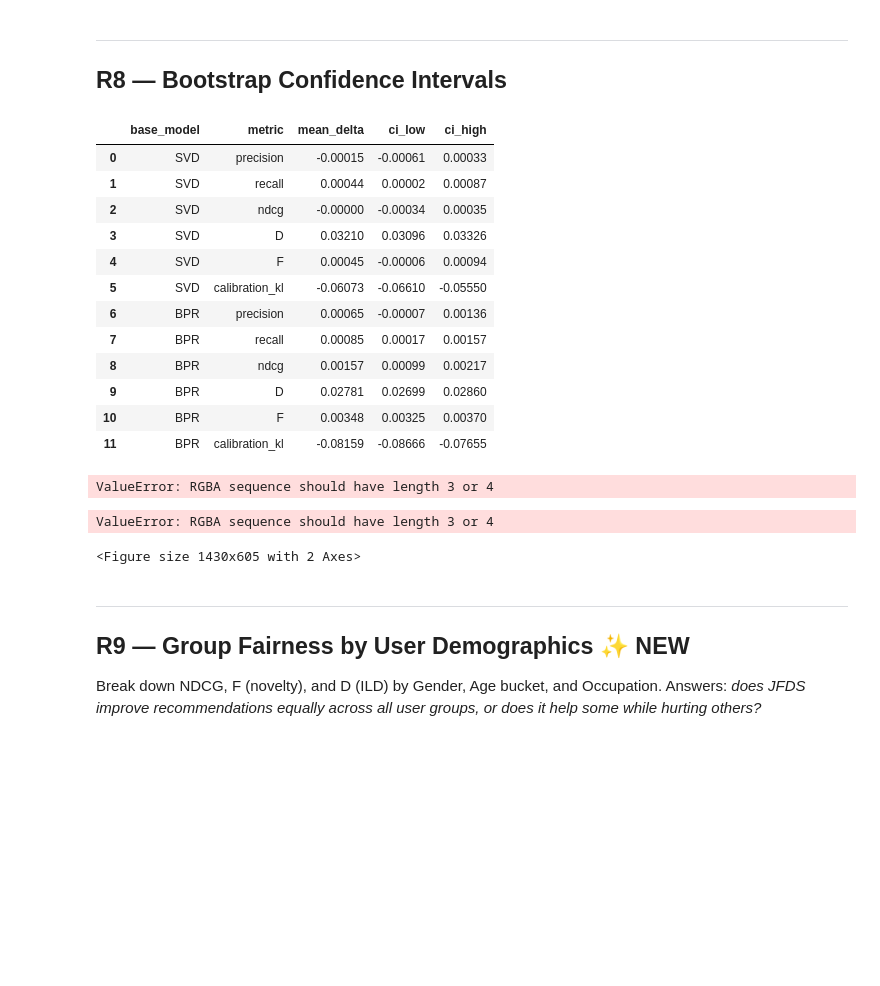
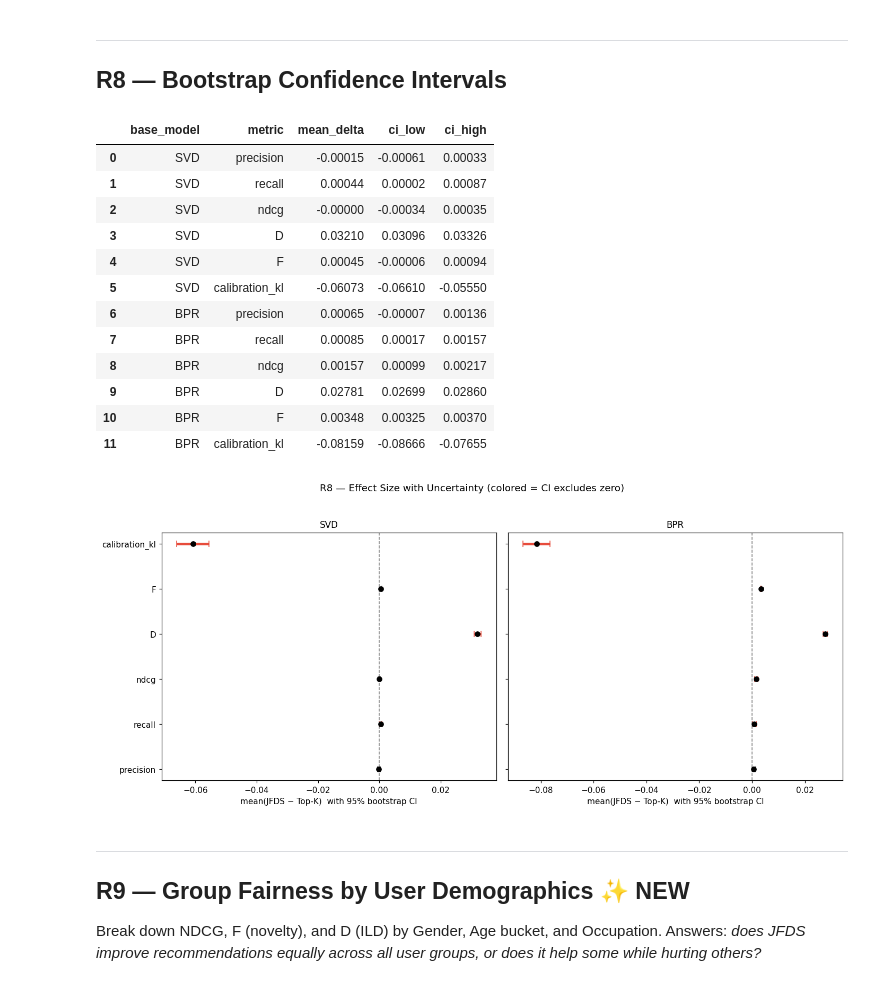
Before and after one commit to abishek456prasad-cmd/NIT, a Jupyter notebook: experiments/JFDS_vs_TopK_MovieLens_optimized.ipynb, the cells around one changed output. Cells and saved outputs as stored; diff of their text form; code cells hidden in the pictures; blank space fills up the shorter version.

```diff
--- a/experiments/JFDS_vs_TopK_MovieLens_optimized.ipynb
+++ b/experiments/JFDS_vs_TopK_MovieLens_optimized.ipynb
@@ -1117,40 +1117,42 @@ for model_name in ['SVD', 'BPR']:
 boot_df = pd.DataFrame(boot_rows)
 display(boot_df.round(5))
 
 fig, axes = plt.subplots(1, 2, figsize=(13, 5.5), sharey=True)
 for ax, model_name in zip(axes, ['SVD', 'BPR']):
-    sub = boot_df[boot_df.base_model == model_name]
+    sub = boot_df[boot_df.base_model == model_name].reset_index(drop=True)
     y   = np.arange(len(sub))
     colors_b = [C_JFDS if (lo > 0 or hi < 0) else 'grey' for lo, hi in zip(sub.ci_low, sub.ci_high)]
-    ax.errorbar(sub['mean_delta'], y,
-                xerr=[sub['mean_delta'] - sub['ci_low'], sub['ci_high'] - sub['mean_delta']],
-                fmt='o', color='black', ecolor=colors_b, elinewidth=3, capsize=4)
+
+    # ecolor doesn't accept a per-point color array, so draw each errorbar individually
+    for yi, md, lo, hi, col in zip(y, sub['mean_delta'], sub['ci_low'], sub['ci_high'], colors_b):
+        ax.errorbar(md, yi,
+                    xerr=[[md - lo], [hi - md]],
+                    fmt='o', color='black', ecolor=col, elinewidth=3, capsize=4)
+
     ax.axvline(0, color='grey', ls='--', lw=1)
     ax.set_yticks(y); ax.set_yticklabels(sub['metric'])
     ax.set_xlabel('mean(JFDS − Top-K)  with 95% bootstrap CI')
     ax.set_title(f'{model_name}', fontsize=11)
 
 plt.suptitle('R8 — Effect Size with Uncertainty (colored = CI excludes zero)', y=1.03, fontsize=12)
 plt.tight_layout()
 plt.savefig('r8_bootstrap_ci.png', dpi=110, bbox_inches='tight')
 plt.show()
 # %% [output]
 |  | base_model | metric | mean_delta | ci_low | ci_high |
 | 0 | SVD | precision | -0.00015 | -0.00061 | 0.00033 |
 | 1 | SVD | recall | 0.00044 | 0.00002 | 0.00087 |
 | 2 | SVD | ndcg | -0.00000 | -0.00034 | 0.00035 |
 | 3 | SVD | D | 0.03210 | 0.03096 | 0.03326 |
 | 4 | SVD | F | 0.00045 | -0.00006 | 0.00094 |
 | 5 | SVD | calibration_kl | -0.06073 | -0.06610 | -0.05550 |
 | 6 | BPR | precision | 0.00065 | -0.00007 | 0.00136 |
 | 7 | BPR | recall | 0.00085 | 0.00017 | 0.00157 |
 | 8 | BPR | ndcg | 0.00157 | 0.00099 | 0.00217 |
 | 9 | BPR | D | 0.02781 | 0.02699 | 0.02860 |
 | 10 | BPR | F | 0.00348 | 0.00325 | 0.00370 |
 | 11 | BPR | calibration_kl | -0.08159 | -0.08666 | -0.07655 |
-ValueError: RGBA sequence should have length 3 or 4
-ValueError: RGBA sequence should have length 3 or 4
-<Figure size 1430x605 with 2 Axes>
+[figure, added]
 # %% [markdown]
 ---
 ## R9 — Group Fairness by User Demographics  ✨ NEW
```
Also changed, not shown: parts of 3 cells of this notebook, 3 other files.
